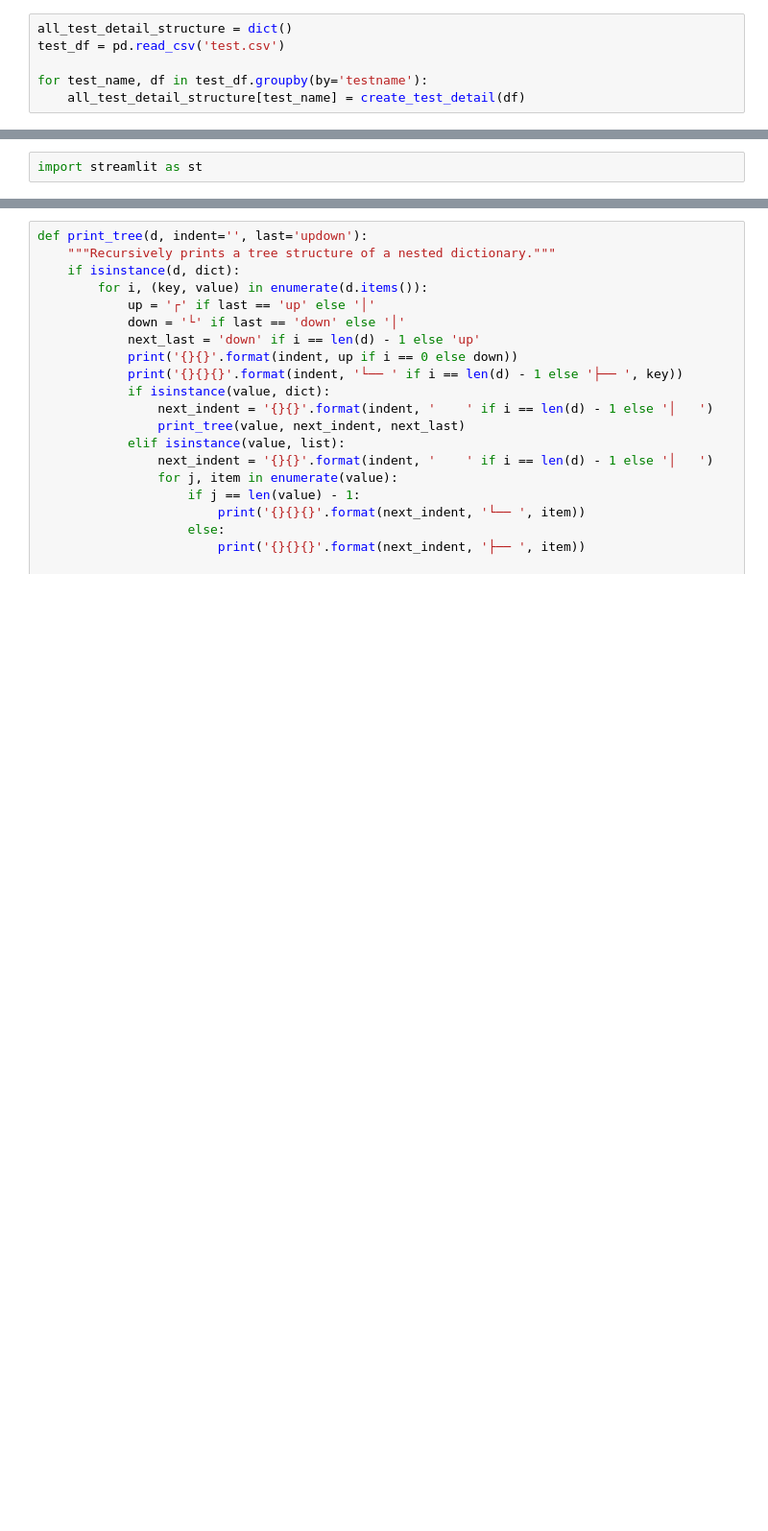
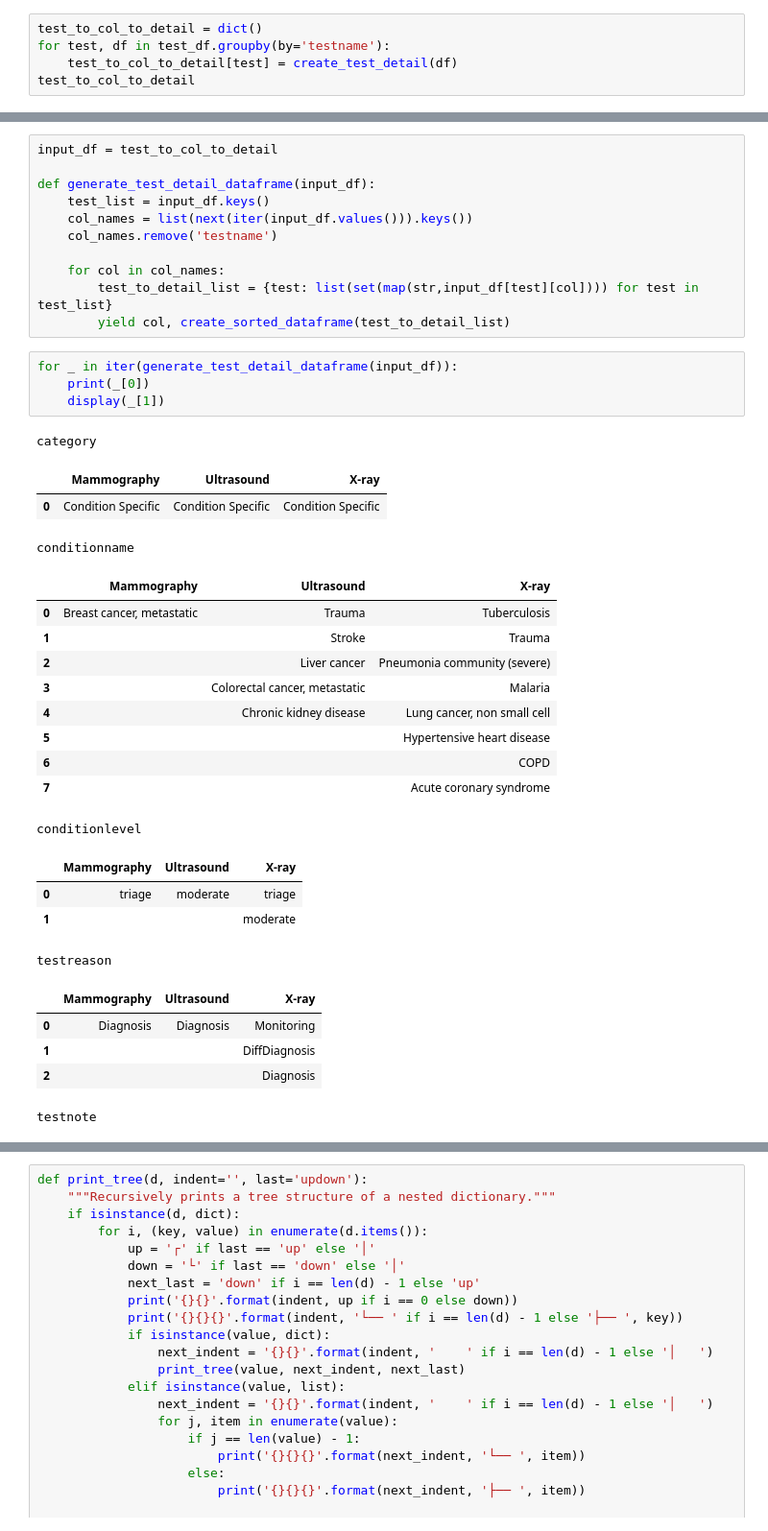
Before and after one commit to yckumich/diagnostic, a Jupyter notebook: Untitled.ipynb, the cells around one changed output, grey strips where cells are left out. Shown at 96% size. Drawn from its saved outputs; the diff is of its cells as text; blank space fills up the shorter version.

```diff
--- a/Untitled.ipynb
+++ b/Untitled.ipynb
@@ -53,6 +141,5 @@ def create_test_detail(df:pd.DataFrame):
 # %%
-all_test_detail_structure = dict()
-test_df = pd.read_csv('test.csv')
-
-for test_name, df in test_df.groupby(by='testname'):
-    all_test_detail_structure[test_name] = create_test_detail(df)
+test_to_col_to_detail = dict()
+for test, df in test_df.groupby(by='testname'):
+    test_to_col_to_detail[test] = create_test_detail(df)
+test_to_col_to_detail
@@ -59,2 +164,39 @@ for test_name, df in test_df.groupby(by='testname'):
+# %%
+input_df = test_to_col_to_detail
+
+def generate_test_detail_dataframe(input_df):
+    test_list = input_df.keys()
+    col_names = list(next(iter(input_df.values())).keys())
+    col_names.remove('testname')
+
+    for col in col_names:
+        test_to_detail_list = {test: list(set(map(str,input_df[test][col]))) for test in test_list}
+        yield col, create_sorted_dataframe(test_to_detail_list)
 # %%
-import streamlit as st
+for _ in iter(generate_test_detail_dataframe(input_df)):
+    print(_[0])
+    display(_[1])
+# %% [output]
+category
+|  | Mammography | Ultrasound | X-ray |
+| 0 | Condition Specific | Condition Specific | Condition Specific |
+conditionname
+|  | Mammography | Ultrasound | X-ray |
+| 0 | Breast cancer, metastatic | Trauma | Tuberculosis |
+| 1 |  | Stroke | Trauma |
+| 2 |  | Liver cancer | Pneumonia community (severe) |
+| 3 |  | Colorectal cancer, metastatic | Malaria |
+| 4 |  | Chronic kidney disease | Lung cancer, non small cell |
+| 5 |  |  | Hypertensive heart disease |
+| 6 |  |  | COPD |
+| 7 |  |  | Acute coronary syndrome |
+conditionlevel
+|  | Mammography | Ultrasound | X-ray |
+| 0 | triage | moderate | triage |
+| 1 |  |  | moderate |
+testreason
+|  | Mammography | Ultrasound | X-ray |
+| 0 | Diagnosis | Diagnosis | Monitoring |
+| 1 |  |  | DiffDiagnosis |
+| 2 |  |  | Diagnosis |
+testnote
```
Also changed, not shown: parts of 17 cells of this notebook, 3 other files.
